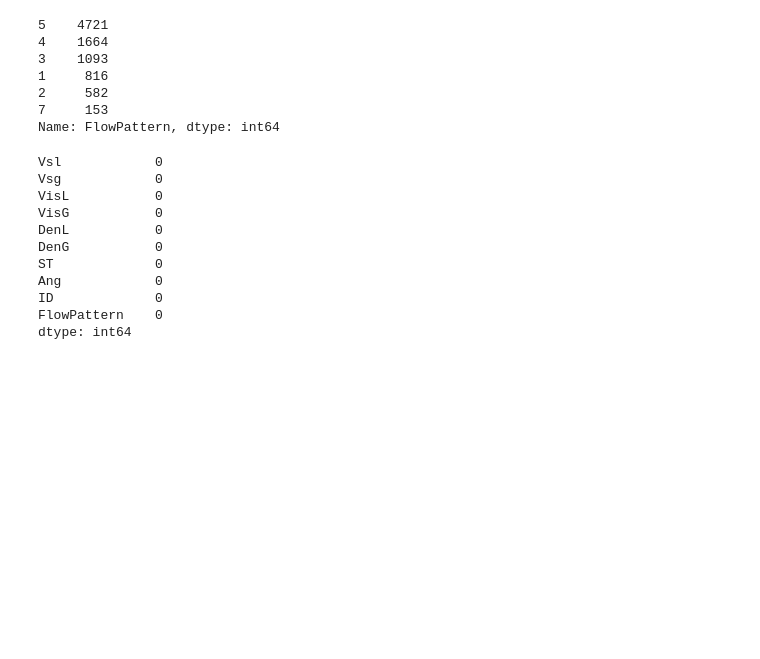
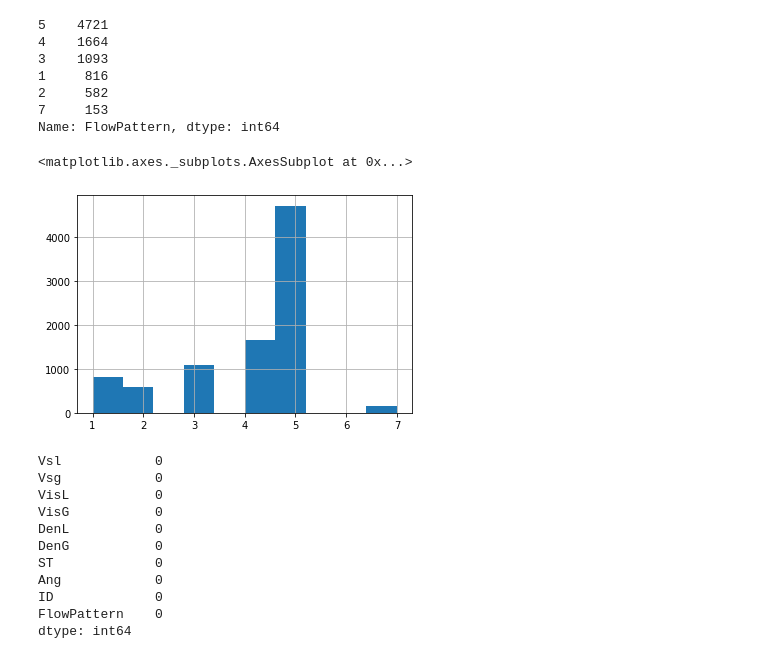
Before and after one commit to emily1618/Data-Portfolio, a Jupyter notebook: HW1.ipynb, the cells around one changed output. Drawn from its saved outputs; the diff is of its cells as text; code cells hidden in the pictures; blank space fills up the shorter version.

```diff
--- a/HW1.ipynb
+++ b/HW1.ipynb
@@ -61,6 +61,11 @@ df['FlowPattern'].value_counts()
 2     582
 7     153
 Name: FlowPattern, dtype: int64
+# %%
+df['FlowPattern'].hist()
+# %% [output]
+<matplotlib.axes._subplots.AxesSubplot at 0x...>
+[figure, added]
 # %%
 # Check for null values
 
```
Also changed, not shown: parts of 12 cells of this notebook.
